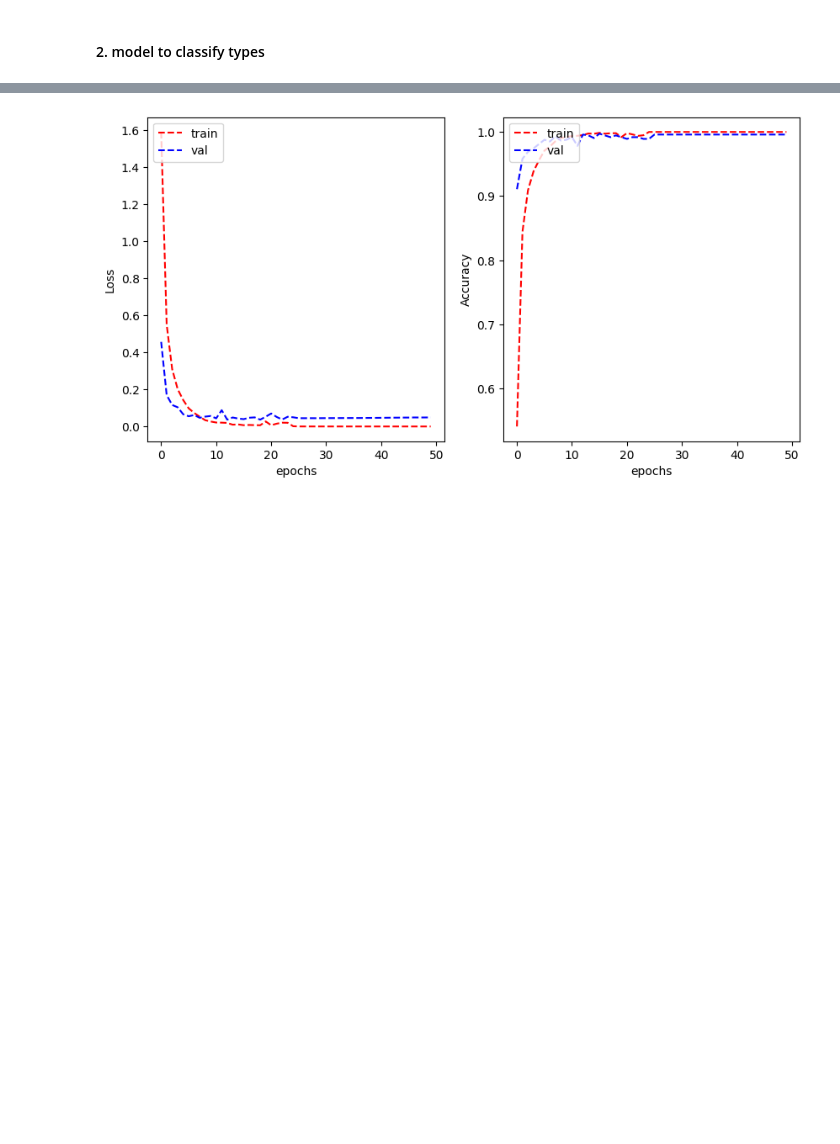
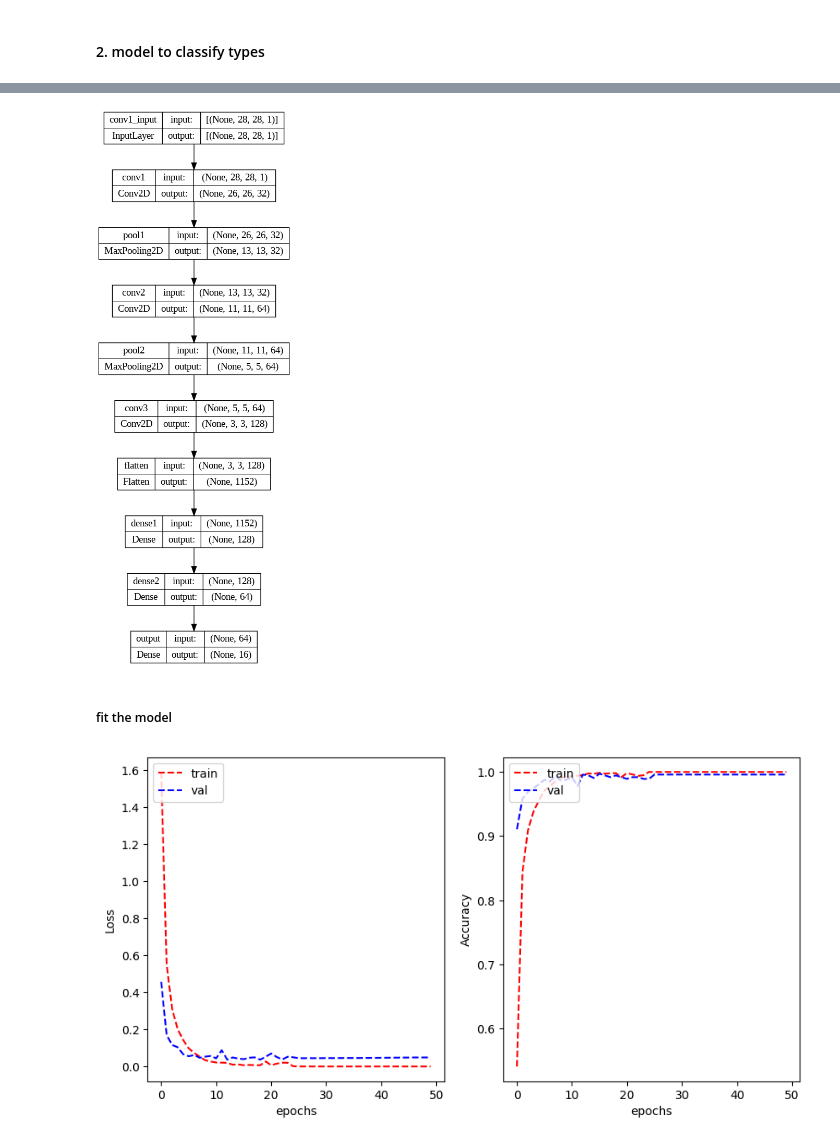
Before and after one commit to BenjapornW/Road-Traffic-Signs-Image-Classification-using-a-Neural-Network, a Jupyter notebook: s3959666_s3961136_15May_simple_cnn.ipynb, the cells around one changed output, grey strips where cells are left out. Cells and saved outputs as stored; diff of their text form; code cells hidden in the pictures; blank space fills up the shorter version.

```diff
--- a/s3959666_s3961136_15May_simple_cnn.ipynb
+++ b/s3959666_s3961136_15May_simple_cnn.ipynb
@@ -1114,3 +1163,9 @@ model_type_2.compile(optimizer='adam',
+# %%
+tf.keras.utils.plot_model(model_type_2, show_shapes=True)
+# %% [output]
+[figure, added]
+# %% [markdown]
+##### fit the model
 # %%
 history_2_type = model_type_2.fit(train_generator_type, validation_data = validation_generator_type, epochs=50, verbose=0)
 # %%
```
Also changed, not shown: parts of 21 cells of this notebook.
